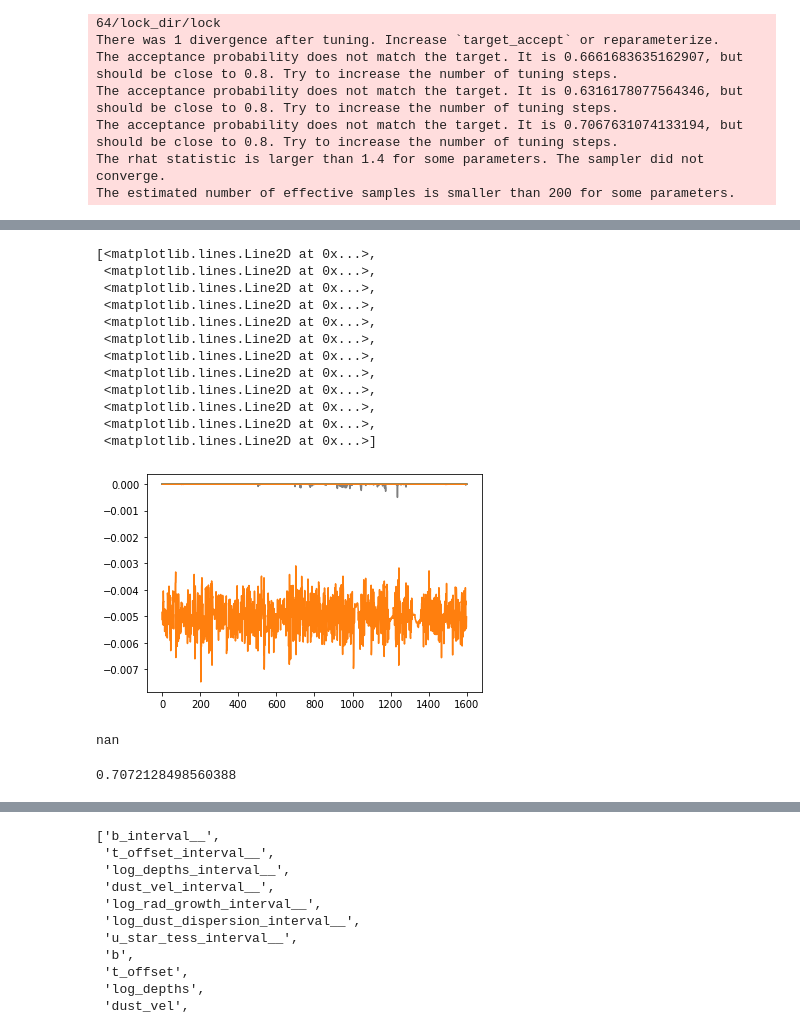
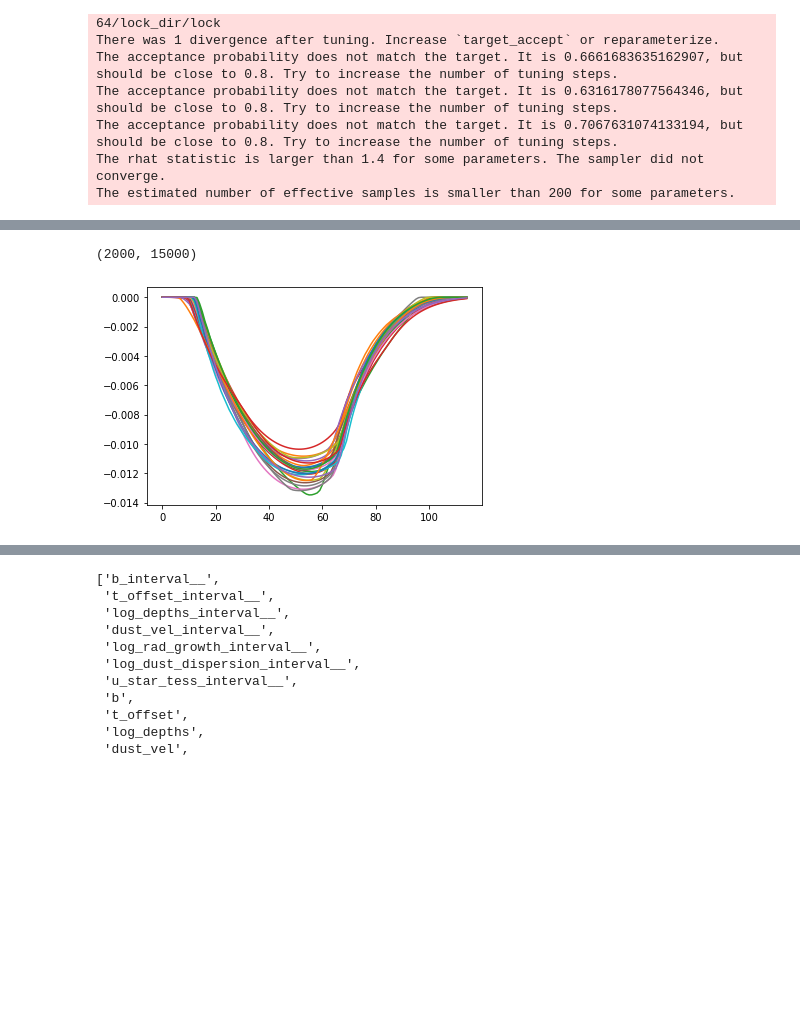
Before and after one commit to hposborn/project-find-evaporators, a Jupyter notebook: StackedTransitTail Model.ipynb, the cells around one changed output, grey strips where cells are left out. Saved outputs shown, nothing was run; the diff lists cells and outputs as text; code cells hidden in the pictures; blank space fills up the shorter version.

```diff
--- a/StackedTransitTail Model.ipynb
+++ b/StackedTransitTail Model.ipynb
@@ -337,24 +411,8 @@ pm.summary(trace,var_names=['log_depths'])
+# %%
+trace['model_lc']
+# %% [output]
+(2000, 15000)
 # %%
-plt.plot(trace['model_lc'][:1600,np.random.choice(len(trace['log_rad_growth']),12)])
+_=plt.plot(trace['model_lc'][np.random.choice(len(trace['log_rad_growth']),25),310:425].T)
 # %% [output]
-[<matplotlib.lines.Line2D at 0x...>,
- <matplotlib.lines.Line2D at 0x...>,
- <matplotlib.lines.Line2D at 0x...>,
- <matplotlib.lines.Line2D at 0x...>,
- <matplotlib.lines.Line2D at 0x...>,
- <matplotlib.lines.Line2D at 0x...>,
- <matplotlib.lines.Line2D at 0x...>,
- <matplotlib.lines.Line2D at 0x...>,
- <matplotlib.lines.Line2D at 0x...>,
- <matplotlib.lines.Line2D at 0x...>,
- <matplotlib.lines.Line2D at 0x...>,
- <matplotlib.lines.Line2D at 0x...>]
-[figure, old version]
+[figure, new version]
-# %%
-np.nanmin(trace['ecc_phantom'])
-# %% [output]
-nan
-# %%
-np.sqrt(abs(1.0/0.6666-1))
-# %% [output]
-0.7072128498560388
```
Also changed, not shown: parts of 23 cells of this notebook, 11 other files.
